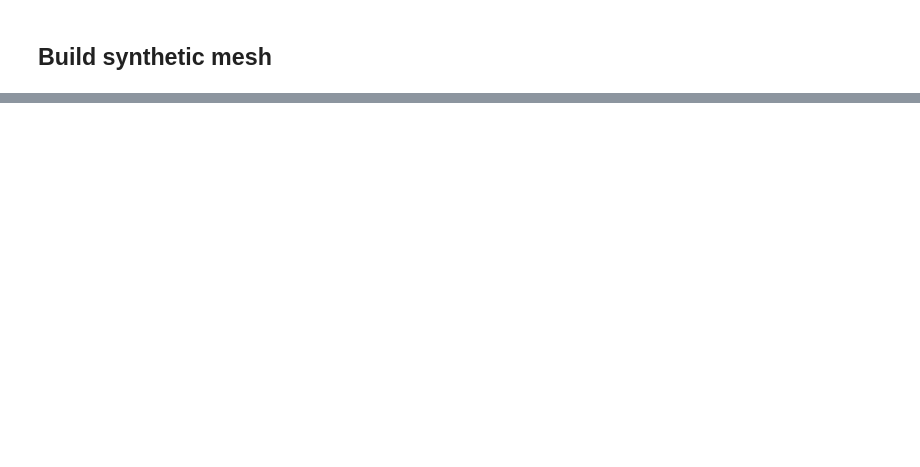
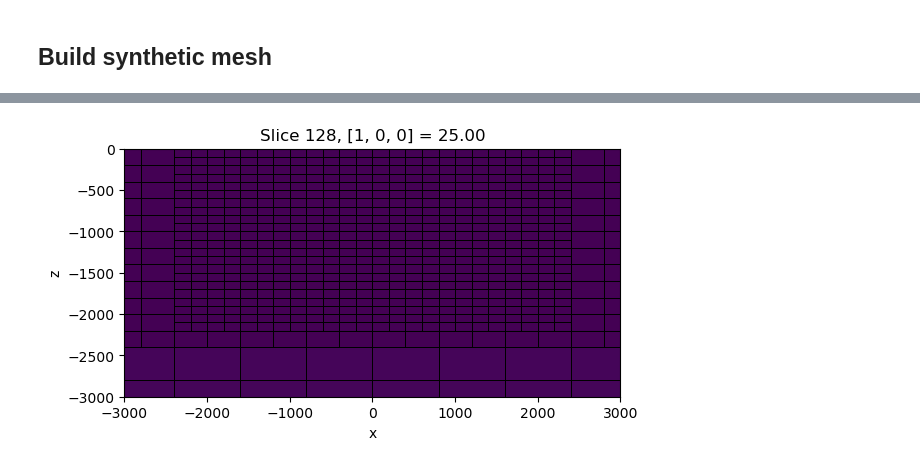
Before and after one commit to ubcgif/2024-aqgeo-potential-fields-tutorial, a Jupyter notebook: notebooks/forward.ipynb, the cells around one changed output, grey strips where cells are left out. Cells and saved outputs as stored; diff of their text form; code cells hidden in the pictures; blank space fills up the shorter version.

```diff
--- a/notebooks/forward.ipynb
+++ b/notebooks/forward.ipynb
@@ -48,0 +32,10 @@ mesh
+# %%
+grid_opts = {"linewidth": 0.5, "color": "k"}
+
+mesh.plot_slice(mesh.cell_volumes, normal="x", grid=True, grid_opts=grid_opts)
+plt.gca().set_aspect("equal")
+plt.xlim(-3e3, 3e3)
+plt.ylim(-3e3, 0)
+plt.show()
+# %% [output]
+[figure, added]
```
Also changed, not shown: parts of 81 cells of this notebook, 2 other files.
